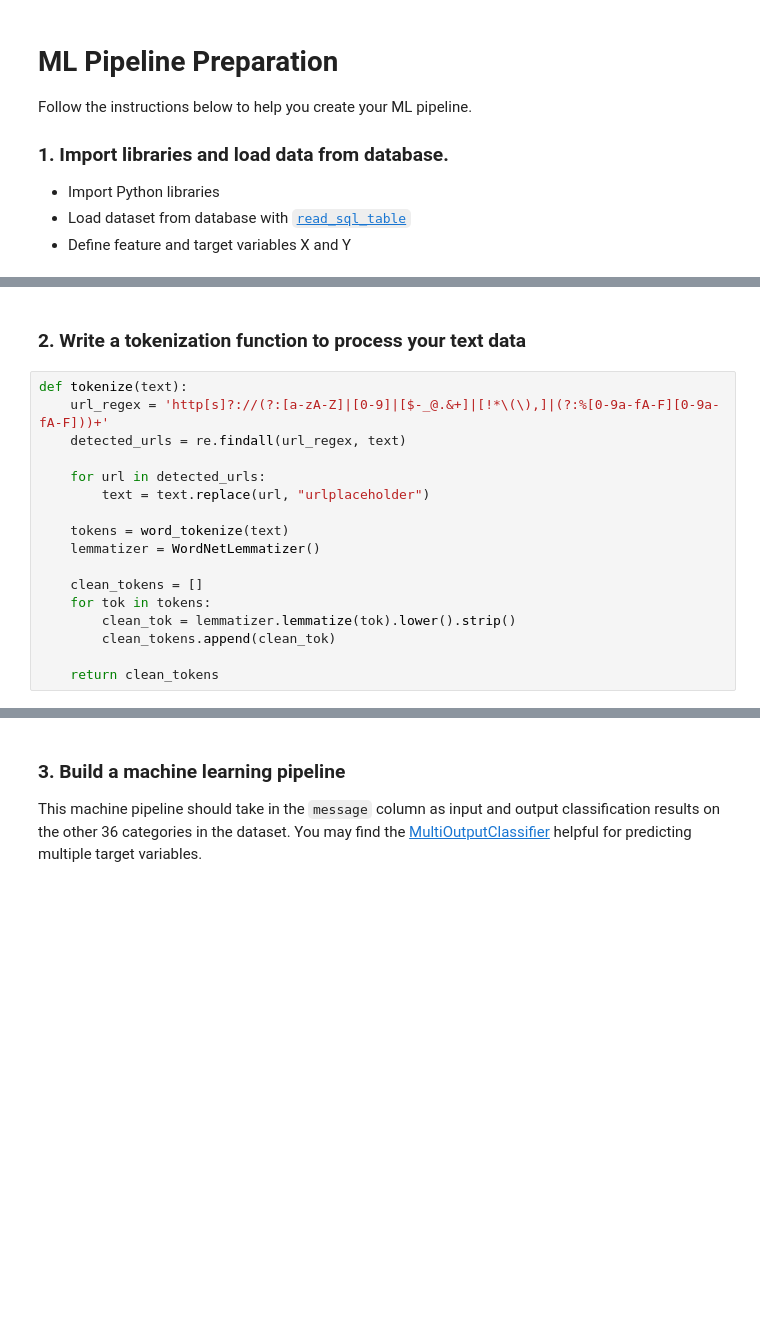
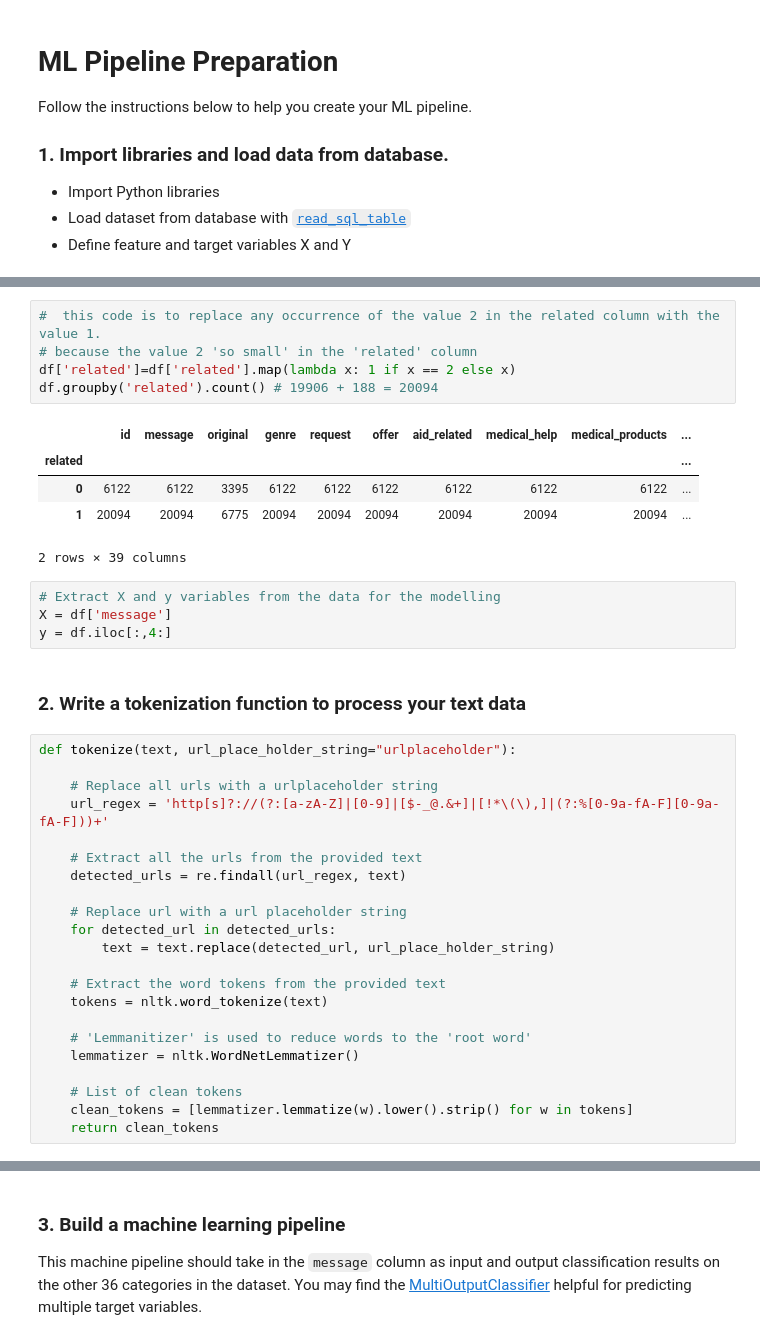
Before and after one commit to wire2coder/disaster-response-pipeline-uda, a Jupyter notebook: Piplines/ML Pipeline Preparation.ipynb, the cells around one changed output, grey strips where cells are left out. Cells and saved outputs as stored; diff of their text form; blank space fills up the shorter version.

```diff
--- a/Piplines/ML Pipeline Preparation.ipynb
+++ b/Piplines/ML Pipeline Preparation.ipynb
@@ -71,19 +71,39 @@ Index(['('related',)', '('request',)', '('offer',)', '('aid_related',)',
+# %%
+#  this code is to replace any occurrence of the value 2 in the related column with the value 1.
+# because the value 2 'so small' in the 'related' column
+df['related']=df['related'].map(lambda x: 1 if x == 2 else x)
+df.groupby('related').count() # 19906 + 188 = 20094
+# %% [output]
+|  | id | message | original | genre | request | offer | aid_related | medical_help | medical_products | ... |
+| related |  |  |  |  |  |  |  |  |  | ... |
+| 0 | 6122 | 6122 | 3395 | 6122 | 6122 | 6122 | 6122 | 6122 | 6122 | ... |
+| 1 | 20094 | 20094 | 6775 | 20094 | 20094 | 20094 | 20094 | 20094 | 20094 | ... |
+2 rows × 39 columns
+# %%
+# Extract X and y variables from the data for the modelling
+X = df['message']
+y = df.iloc[:,4:]
 # %% [markdown]
 ### 2. Write a tokenization function to process your text data
 # %%
-def tokenize(text):
+def tokenize(text, url_place_holder_string="urlplaceholder"):
+
+    # Replace all urls with a urlplaceholder string
     url_regex = 'http[s]?://(?:[a-zA-Z]|[0-9]|[$-_@.&+]|[!*\(\),]|(?:%[0-9a-fA-F][0-9a-fA-F]))+'
+
+    # Extract all the urls from the provided text
     detected_urls = re.findall(url_regex, text)
 
-    for url in detected_urls:
-        text = text.replace(url, "urlplaceholder")
+    # Replace url with a url placeholder string
+    for detected_url in detected_urls:
+        text = text.replace(detected_url, url_place_holder_string)
 
-    tokens = word_tokenize(text)
-    lemmatizer = WordNetLemmatizer()
+    # Extract the word tokens from the provided text
+    tokens = nltk.word_tokenize(text)
 
-    clean_tokens = []
-    for tok in tokens:
-        clean_tok = lemmatizer.lemmatize(tok).lower().strip()
-        clean_tokens.append(clean_tok)
+    # 'Lemmanitizer' is used to reduce words to the 'root word'
+    lemmatizer = nltk.WordNetLemmatizer()
 
+    # List of clean tokens
+    clean_tokens = [lemmatizer.lemmatize(w).lower().strip() for w in tokens]
     return clean_tokens
```
Also changed, not shown: parts of 24 cells of this notebook, 3 other files.
